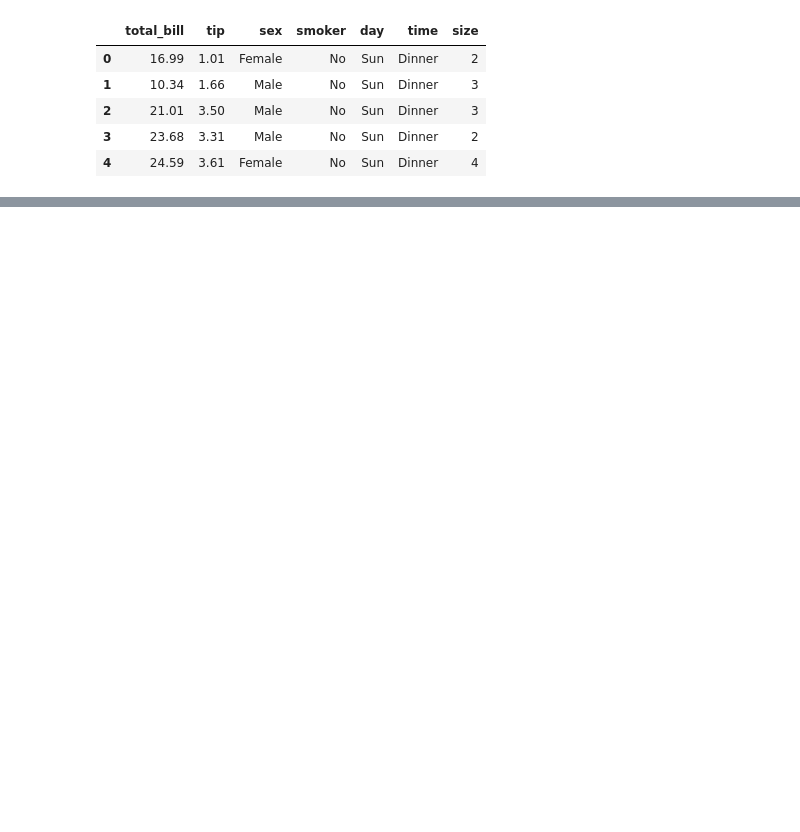
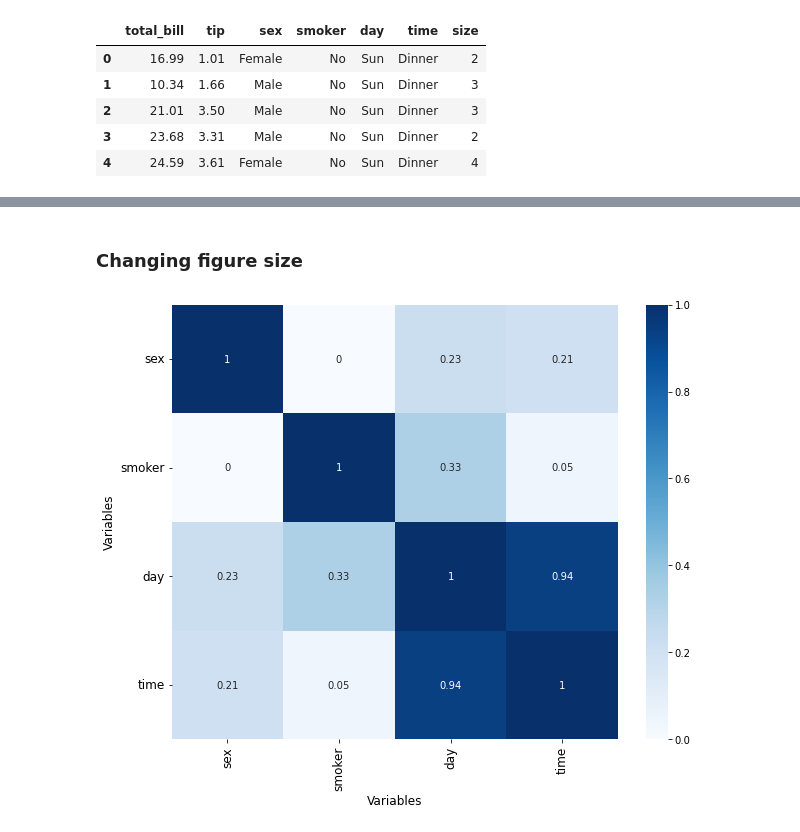
Before and after one commit to rahul-raoniar/pysustrans, a Jupyter notebook: Test.ipynb, the cells around one changed output, grey strips where cells are left out. Saved outputs shown, nothing was run; the diff lists cells and outputs as text; code cells hidden in the pictures; blank space fills up the shorter version.

```diff
--- a/Test.ipynb
+++ b/Test.ipynb
@@ -48,0 +43,7 @@ cfit
+# %% [markdown]
+### Changing figure size
+# %%
+ax.figure.set_size_inches((10, 8))
+fig
+# %% [output]
+[figure, added]
```
Also changed, not shown: parts of 12 cells of this notebook, 4 other files.
